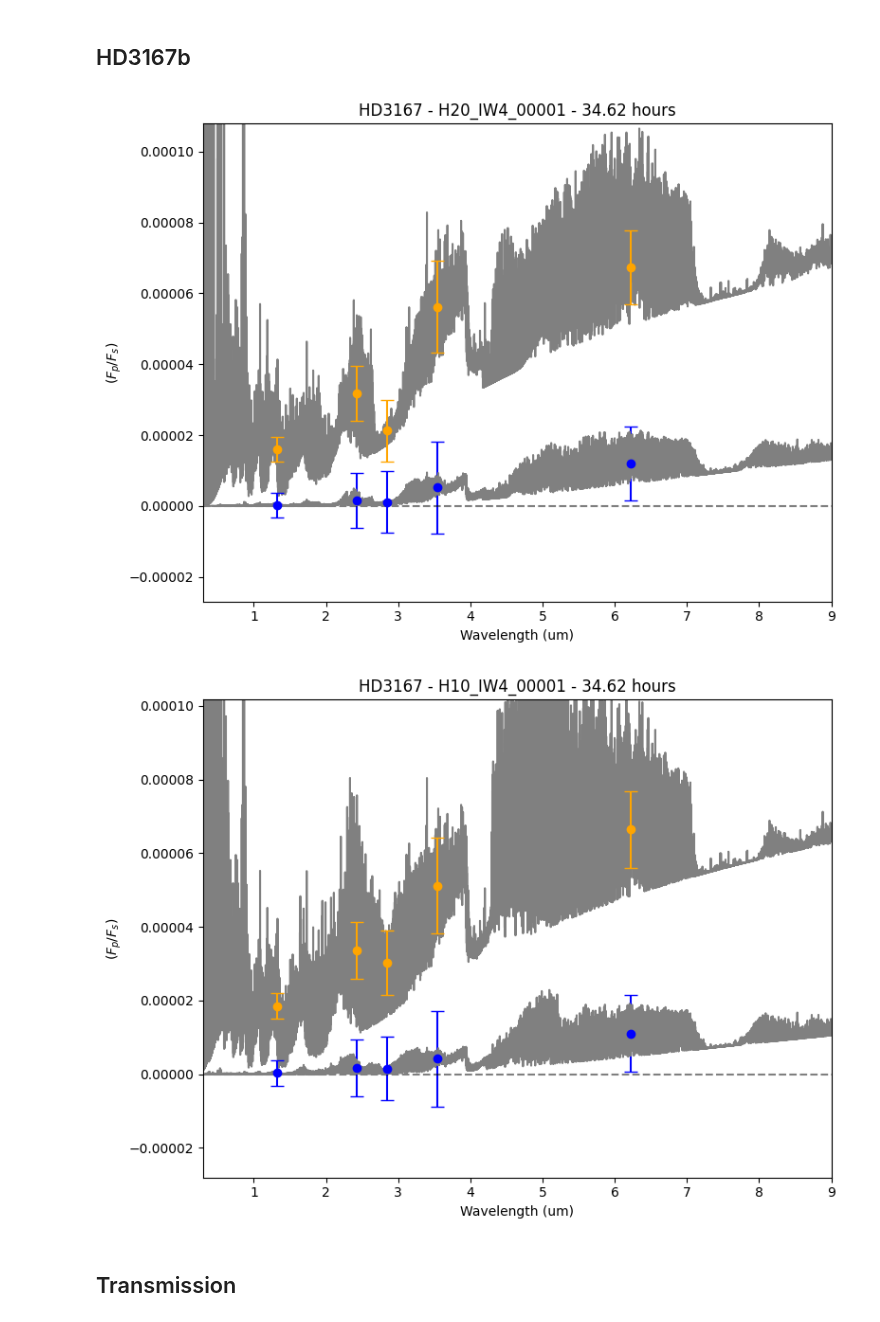
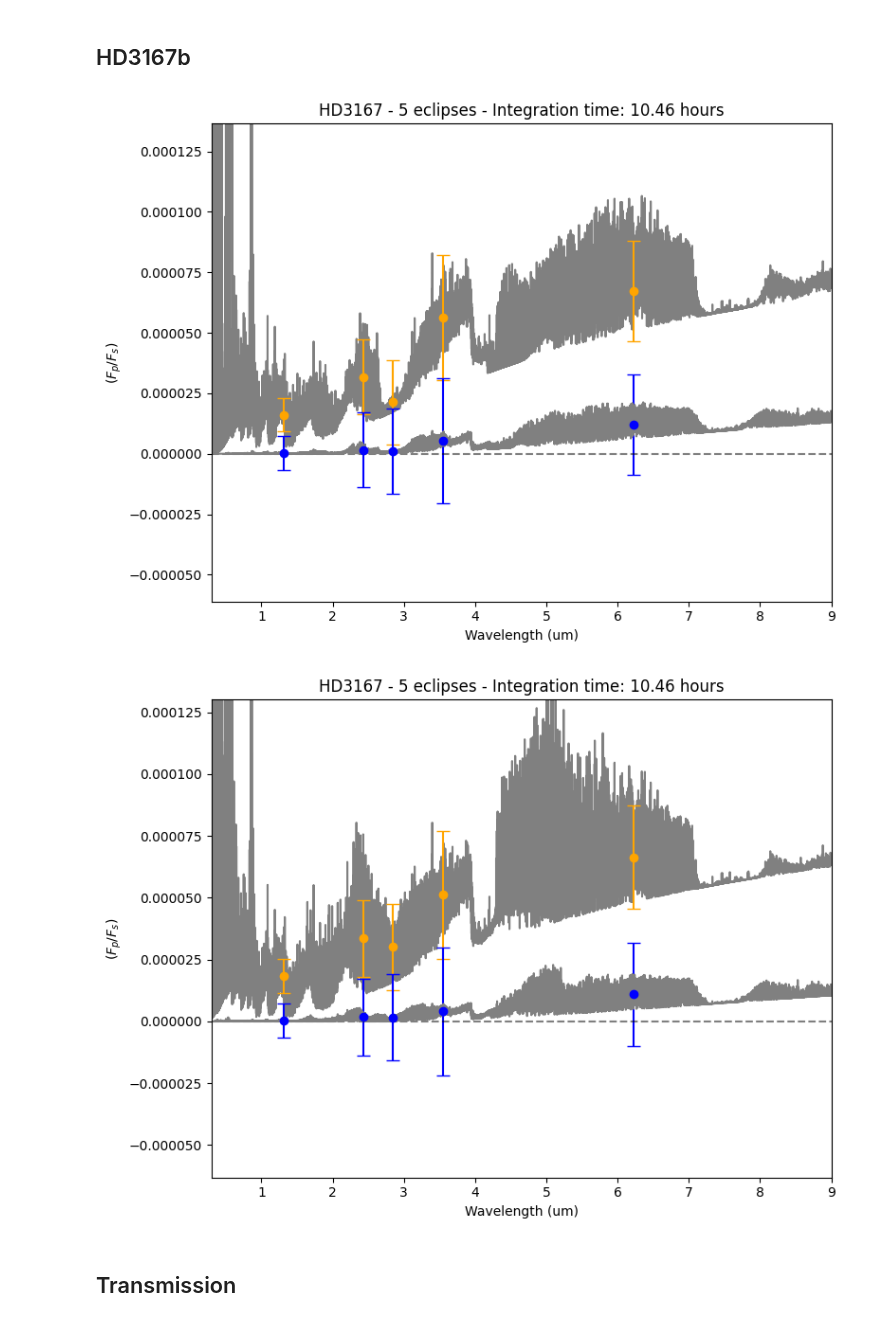
Before and after one commit to lorlo9999/MasterThesis, a Jupyter notebook: RT_final.ipynb, the cells around one changed output. Saved outputs shown, nothing was run; the diff lists cells and outputs as text; code cells hidden in the pictures.

```diff
--- a/RT_final.ipynb
+++ b/RT_final.ipynb
@@ -39,7 +39,7 @@ Numba not installed, using numpy instead
 # %% [markdown]
 ## Important functions for binning
 # %%
-def bindown_single(w1, d1, w2, d2, output, noise, transits):
+def bindown_single(w1, d1, w2, d2, output, noise, eclipses):
     wf = (w1 + w2) / 2
     df = (w2 + d2/2) - (w1 - d1/2)
 
@@ -50,7 +50,7 @@ def bindown_single(w1, d1, w2, d2, output, noise, transits):
     # returns wavelength, value, and error
     wl, val, err, *_ = fb2.bindown(
         output[0], output[1],
-        error=noise/np.sqrt(transits)
+        error=noise/np.sqrt(eclipses)
     )
 
     return w1, w2, wl[0], val[0], err[0], df
@@ -81,11 +81,11 @@ def make_next_level_points(results):
 
     return new_points
 
-def bindown_multiple(output, noise, wlgrid, fpfs, transits, name, *new_points):
+def bindown_multiple(output, noise, wlgrid, fpfs, eclipses, name, *new_points):
     all_results = []
 
     for (w1, d1, w2, d2) in new_points:
-        out_i = bindown_single(w1, d1, w2, d2, output, noise, transits)
+        out_i = bindown_single(w1, d1, w2, d2, output, noise, eclipses)
         all_results.append(out_i)
 
     return all_results
@@ -238,7 +238,7 @@ planet_all_transmission = {'HD3167': {}, 'K2141': {}, 'LHS1478': {}, 'TOI431': {
 ## HD3167b
 # %%
 name = 'HD3167'
-transits = 20
+eclipses = 5
 plot = True
 
 for folder in os.listdir(f"PLANETS/{name}/"):
@@ -387,14 +387,15 @@ for folder in os.listdir(f"PLANETS/{name}/"):
     output = fb.bindown(wlgrid, fpfs)
     output_t = fb.bindown(wlgrid_t, fpfs_t)
 
-    N = transits #number of observed transits
+    N = eclipses #number of observed eclipses
+    binning = True #whether to perform binning or not
+    sigma = 1
 
     plt.figure(figsize=(8,6))
+    #plot of spectrum from TauREx
     plt.plot(wlgrid, fpfs, color='gray')
-    #plt.errorbar(output[0], np.random.normal(output[1],noise/np.sqrt(10)), yerr=noise/np.sqrt(10), fmt='o')
-    #plt.errorbar(output[0], output[1], yerr=noise/np.sqrt(N), capsize=5, fmt='o', color='orange', alpha=0.67)
 
-    yerr = noise / np.sqrt(N)
+    yerr = noise / np.sqrt(N) * sigma # sigma confidence interval
 
     # set appropriate y-limits based on the singular plot
     y_all = np.concatenate([
@@ -409,54 +410,62 @@ for folder in os.listdir(f"PLANETS/{name}/"):
 
     pad = 0.0001 * (ymax - ymin)
     #if ymin - pad < 0:
     #    plt.ylim(0, ymax + pad)
-   # else:
+    # else:
     plt.ylim(ymin - pad, ymax + pad)
 
-    time = planet_transit[planet_names.index(name)] * (N+1.5) #in hours
+    # target integration time
+    time = planet_transit[planet_names.index(name)] * (N + 1.5) #in hours
 
-    #bin down to new points for terminator and substellar profiles
-    results_t = bindown_multiple(output_t, noise, wlgrid_t, fpfs_t, transits, name, new_point1, new_point2, new_point3,
-                           new_point4, new_point5, new_point6, new_point7,
-                           new_point8, new_point11,
-                           new_point12)
+    #total telescope time
+    t_time = N * planet_period[planet_names.index(name)] #in hours
 
-    results = bindown_multiple(output, noise, wlgrid, fpfs, transits,
-                            name, new_point1, new_point2, new_point3,
+    if binning:
+        #bin down to new points for terminator and substellar profiles
+        results_t = bindown_multiple(output_t, noise, wlgrid_t, fpfs_t, eclipses, name, new_point1, new_point2, new_point3,
                             new_point4, new_point5, new_point6, new_point7,
                             new_point8, new_point11,
                             new_point12)
 
-    new_points = make_next_level_points(results); new_points_t = make_next_level_points(results_t)
+        results = bindown_multiple(output, noise, wlgrid, fpfs, eclipses,
+                                name, new_point1, new_point2, new_point3,
+                                new_point4, new_point5, new_point6, new_point7,
+                                new_point8, new_point11,
+                                new_point12)
 
-    results_level2 = bindown_multiple(output, noise, wlgrid, fpfs, transits, name, *new_points)
-    results_level2_t = bindown_multiple(output_t, noise, wlgrid_t, fpfs_t, transits, name, *new_points_t)
+        new_points = make_next_level_points(results); new_points_t = make_next_level_points(results_t)
 
-    # FINAL BINNED POINTS PLOT
-    for out in results_level2:
-        plt.errorbar(out[2], out[3], yerr=out[4], capsize=5, fmt='o', color='orange')
-    for out in results_level2_t:
-        plt.errorbar(out[2], out[3], yerr=out[4], capsize=5, fmt='o', color='blue')
+        results_level2 = bindown_multiple(output, noise, wlgrid, fpfs, eclipses, name, *new_points)
+        results_level2_t = bindown_multiple(output_t, noise, wlgrid_t, fpfs_t, eclipses, name, *new_points_t)
+
+        # FINAL BINNED POINTS PLOT
+        for out in results_level2:
+            plt.errorbar(out[2], out[3], yerr=out[4]*sigma, capsize=5, fmt='o', color='orange')
+        for out in results_level2_t:
+            plt.errorbar(out[2], out[3], yerr=out[4]*sigma, capsize=5, fmt='o', color='blue')
+    else:
+        plt.errorbar(output[0], output[1], yerr=noise/np.sqrt(N)*sigma, capsize=5, fmt='o', color='orange', alpha=0.67)
+        plt.errorbar(output_t[0], output_t[1], yerr=noise/np.sqrt(N)*sigma, capsize=5, fmt='o', color='blue', alpha=0.67)
 
 
     plt.xlabel("Wavelength (um)")
     plt.ylabel("$(F_p/F_s)$")
     #plt.xscale("log")
     plt.xlim(0.3, 9)
-    plt.title(f"{name} - {os.path.basename(simulation_folder)} - {time:.2f} hours")
+    plt.title(f"{name} - {N} eclipses - Integration time: {time:.2f} hours")
     plt.tight_layout()
     plt.hlines(y=0, xmin = 0.3, xmax = 9, color='black', linestyle='--', alpha=0.5)
 
     plt.plot(wlgrid_t, fpfs_t, color='gray')
     #plt.errorbar(output_t[0], np.random.normal(output_t[1],noise/np.sqrt(N)), yerr=noise/np.sqrt(10), fmt='o')
     #plt.errorbar(output_t[0], output_t[1], yerr=noise/np.sqrt(N), capsize=5, fmt='o', color='blue', alpha=0.67)
 
-    plt.savefig(f"PLANETS/{name}/{os.path.basename(simulation_folder)}_emission_spectrum_{N}.pdf", format='pdf')
+    plt.savefig(f"PLANETS/{name}/{os.path.basename(simulation_folder)}_eclipse_{N}.pdf", format='pdf')
     show()
     close()
 # %% [output]
-[figure, old version]
+[figure, new version]
-[figure, old version]
+[figure, new version]
 # %% [markdown]
 ## Transmission
 # %%
```
Also changed, not shown: parts of 12 cells of this notebook, 11 other files.
